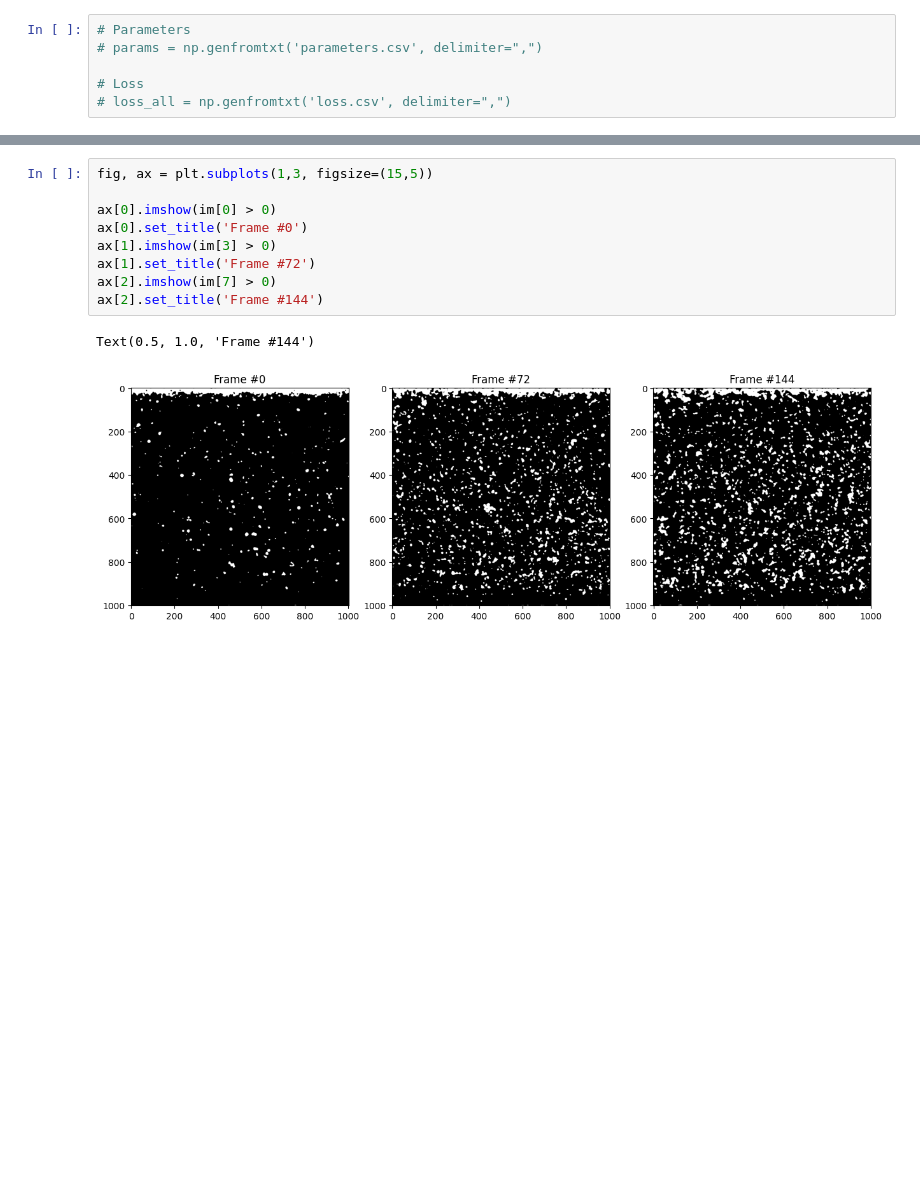
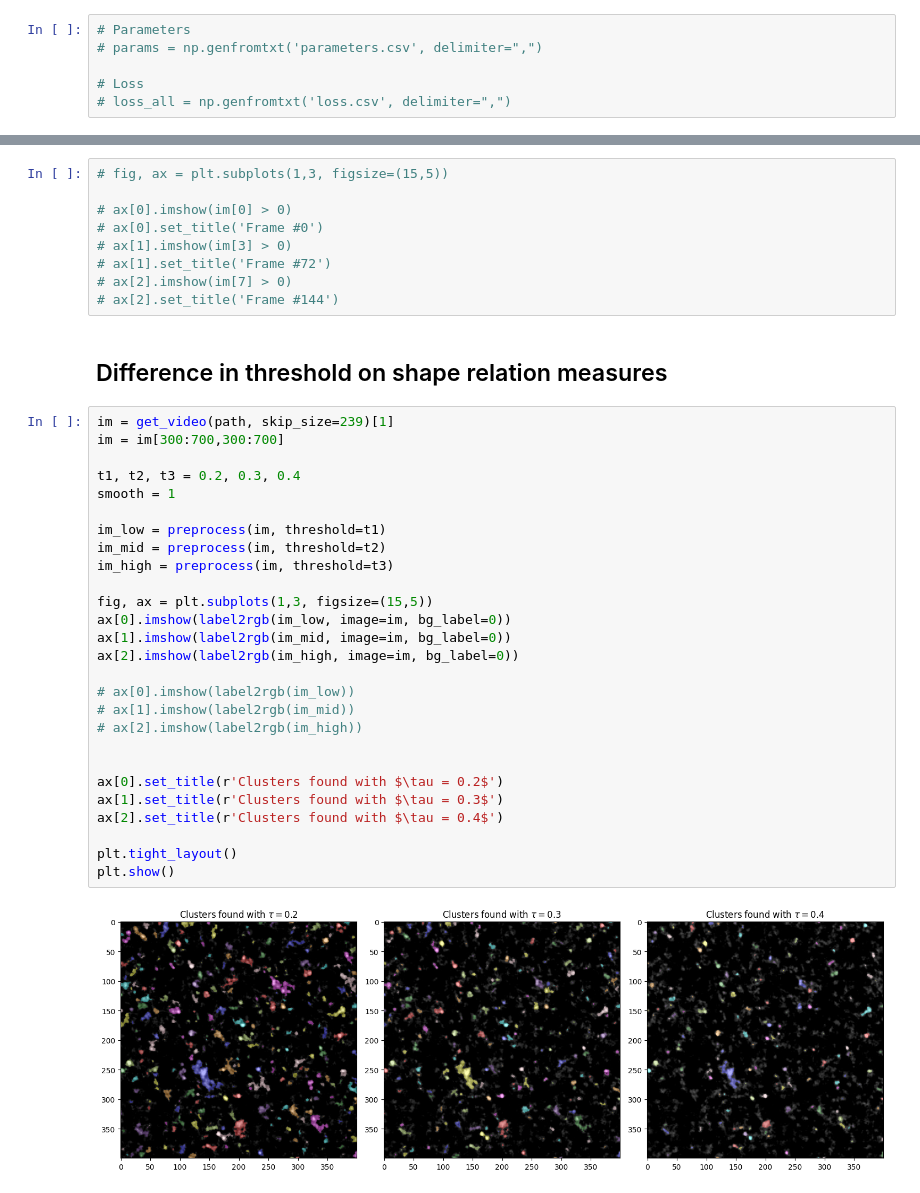
Before and after one commit to cappertherapper/Bachelorprojekt, a Jupyter notebook: visualizations.ipynb, the cells around one changed output, grey strips where cells are left out. Saved outputs shown, nothing was run; the diff lists cells and outputs as text; blank space fills up the shorter version.

```diff
--- a/visualizations.ipynb
+++ b/visualizations.ipynb
@@ -81,12 +58,40 @@ plt.show()
 # %%
-fig, ax = plt.subplots(1,3, figsize=(15,5))
+# fig, ax = plt.subplots(1,3, figsize=(15,5))
 
-ax[0].imshow(im[0] > 0)
-ax[0].set_title('Frame #0')
-ax[1].imshow(im[3] > 0)
-ax[1].set_title('Frame #72')
-ax[2].imshow(im[7] > 0)
-ax[2].set_title('Frame #144')
+# ax[0].imshow(im[0] > 0)
+# ax[0].set_title('Frame #0')
+# ax[1].imshow(im[3] > 0)
+# ax[1].set_title('Frame #72')
+# ax[2].imshow(im[7] > 0)
+# ax[2].set_title('Frame #144')
-# %% [output]
-Text(0.5, 1.0, 'Frame #144')
-[figure, removed]
+# %% [markdown]
+## Difference in threshold on shape relation measures
+# %%
+im = get_video(path, skip_size=239)[1]
+im = im[300:700,300:700]
+
+t1, t2, t3 = 0.2, 0.3, 0.4
+smooth = 1
+
+im_low = preprocess(im, threshold=t1)
+im_mid = preprocess(im, threshold=t2)
+im_high = preprocess(im, threshold=t3)
+
+fig, ax = plt.subplots(1,3, figsize=(15,5))
+ax[0].imshow(label2rgb(im_low, image=im, bg_label=0))
+ax[1].imshow(label2rgb(im_mid, image=im, bg_label=0))
+ax[2].imshow(label2rgb(im_high, image=im, bg_label=0))
+
+# ax[0].imshow(label2rgb(im_low))
+# ax[1].imshow(label2rgb(im_mid))
+# ax[2].imshow(label2rgb(im_high))
+
+
+ax[0].set_title(r'Clusters found with $\tau = 0.2$')
+ax[1].set_title(r'Clusters found with $\tau = 0.3$')
+ax[2].set_title(r'Clusters found with $\tau = 0.4$')
+
+plt.tight_layout()
+plt.show()
+# %% [output]
+[figure, added]
```
Also changed, not shown: parts of 11 cells of this notebook, 2 other files.
